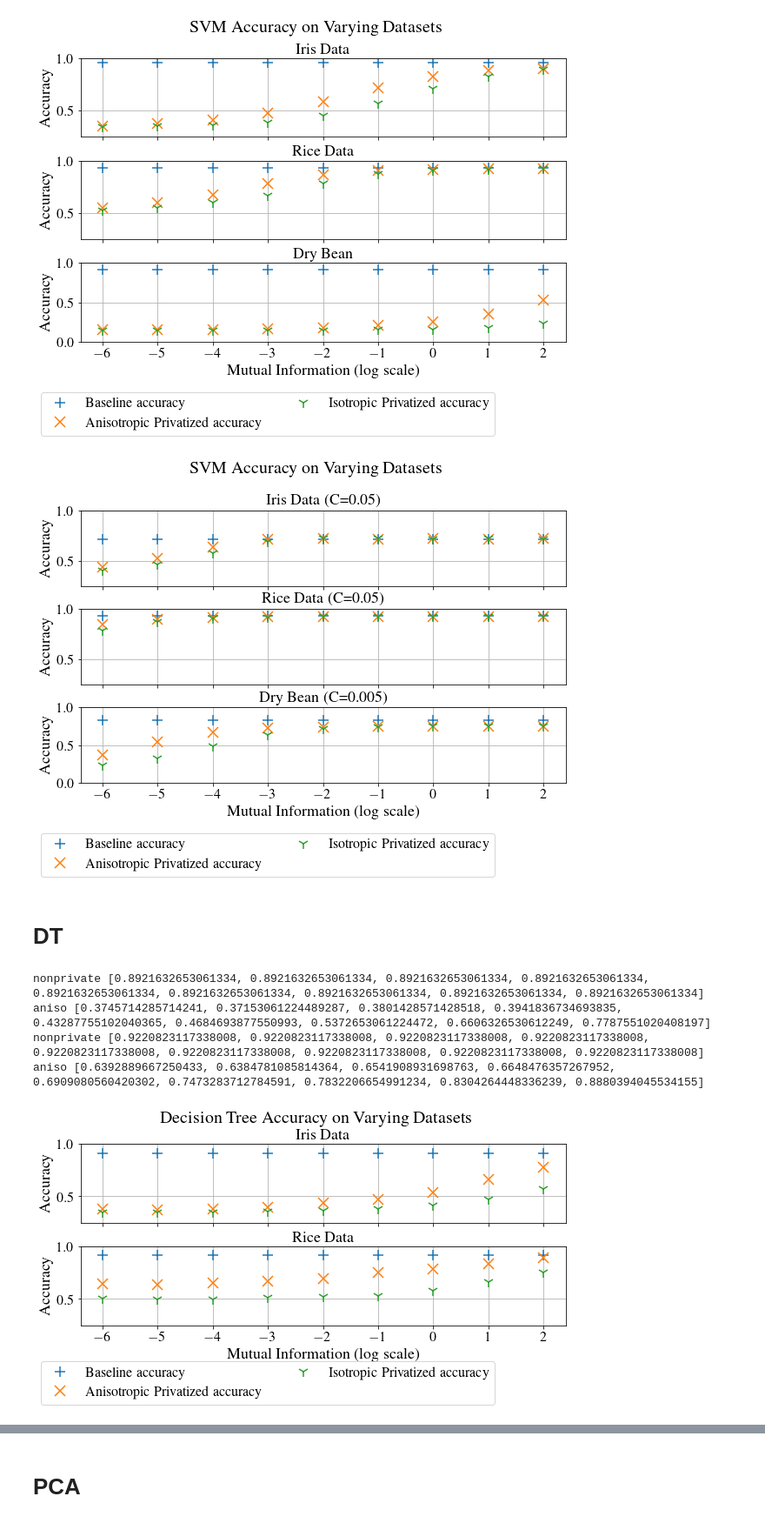
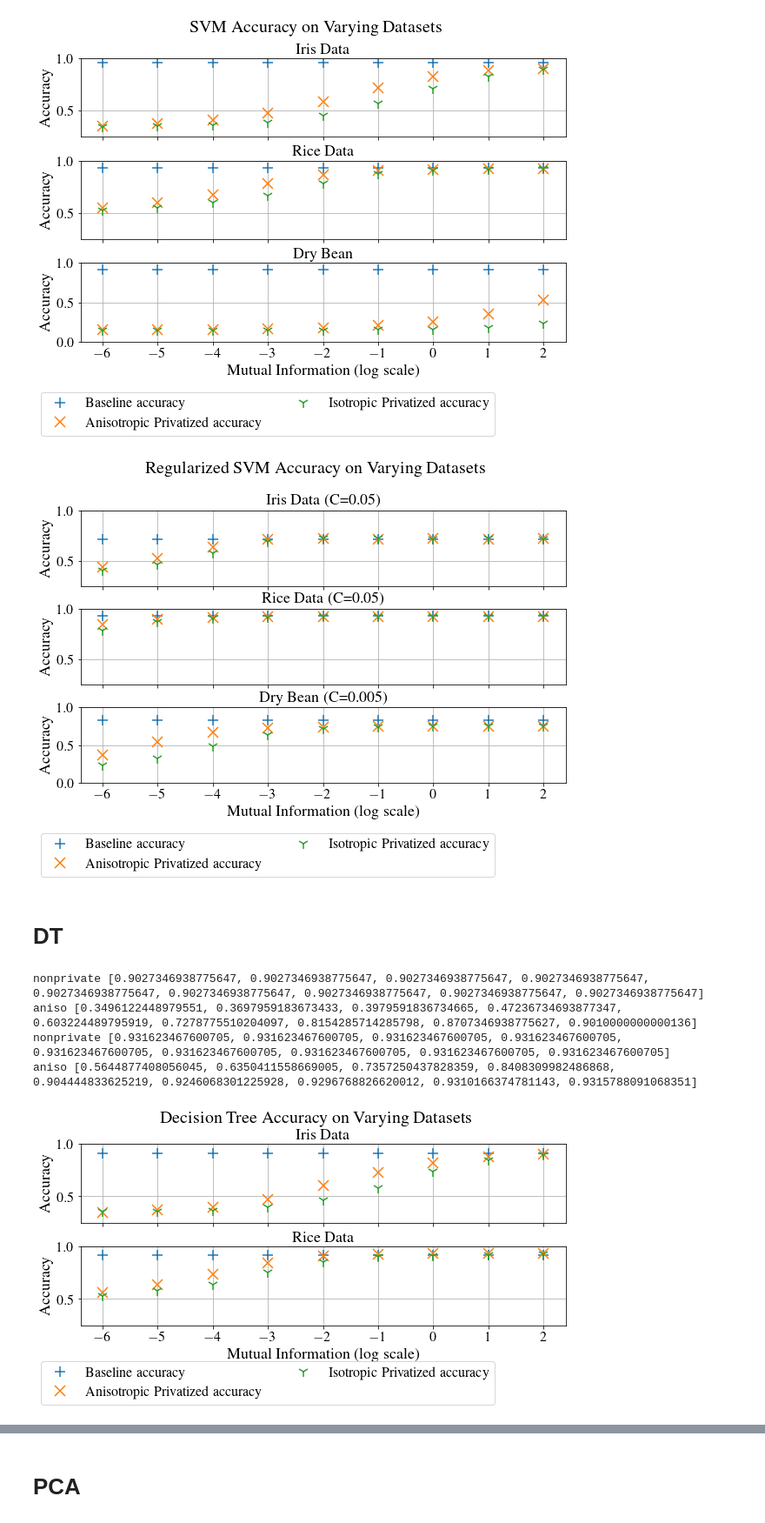
Before and after one commit to mayuri95/pac_algs, a Jupyter notebook: hybrid viz.ipynb, the cells around one changed output, grey strips where cells are left out. Shown at 87% size. Cells and saved outputs as stored; diff of their text form; code cells hidden in the pictures.

```diff
--- a/hybrid viz.ipynb
+++ b/hybrid viz.ipynb
@@ -41,14 +28,14 @@ cifar10 {'pca': {1: 0.3899007380447762, 14: 0.2537465389574448}}
 true_x_vals = [0.015625, 0.03125, 0.0625, 0.125, 0.25, 0.5, 1.0, 2.0, 4.0]
 # print(true_x_vals)
 # kmeans_mi=0.125_iris_acc.pkl
-hybrid_fnames = ["hybrid_data/iris_kmeans_acc.pkl",
-          "hybrid_data/rice_kmeans_acc.pkl",
-          "hybrid_data/bean_kmeans_acc.pkl"]
-iso_fnames = ["hybrid_data/iris_iso_kmeans_acc.pkl",
-             "hybrid_data/rice_iso_kmeans_acc.pkl",
-             "hybrid_data/bean_iso_kmeans_acc.pkl"]
+hybrid_fnames = ["hybrid_kmeans/iris_kmeans_acc_bal=False.pkl",
+          "hybrid_kmeans/rice_kmeans_acc_bal=False.pkl",
+          "hybrid_kmeans/bean_kmeans_acc_bal=False.pkl"]
+iso_fnames = ["hybrid_kmeans/iris_iso_kmeans_acc_bal=False.pkl",
+             "hybrid_kmeans/rice_iso_kmeans_acc_bal=False.pkl",
+             "hybrid_kmeans/bean_iso_kmeans_acc_bal=False.pkl"]
 
-baseline_vals = [0.9015714285714405, 0.9194395796847631, 0.7314043595395553]
+baseline_vals = [0.918122448979604, 0.9114921190893376, 0.7314043595395553]
 data_types = ['iris', 'rice', 'bean']
 titles = ["Iris Data", "Rice Data", "Dry Bean Data"]
 fig, axes = plt.subplots(3, sharex=True, figsize=(10, 6))
@@ -85,5 +72,5 @@ handles, labels = ax.get_legend_handles_labels()
 lgd = fig.legend(handles, labels, ncol=2, loc=2, prop={'size': 16}, bbox_to_anchor=(0.05, 0.01))
 plt.xlabel("Mutual Information (log scale)", fontsize=18)
 plt.suptitle("K-Means Accuracy on Varying Datasets", fontsize=20)
-plt.savefig('hybrid_figs/mi_kmeans.png', bbox_inches = "tight")
+plt.savefig('hybrid_figs/mi_kmeans_naive.png', bbox_inches = "tight")
 # %% [output]
@@ -111,16 +155,25 @@ iso_fnames = ["hybrid_data/iris_iso_acc_mi={}.pkl",
           "hybrid_data/rice_iso_acc_mi={}.pkl",
              "hybrid_data/bean_iso_acc_mi={}.pkl"]
 
+# fnames = ["hybrid_svm/iris_acc_mi={}.pkl",
+#           "hybrid_svm/rice_acc_mi={}.pkl",
+#          "hybrid_svm/bean_acc_mi={}.pkl"]
+
+# iso_fnames = ["hybrid_svm/iris_iso_acc_mi={}.pkl",
+#           "hybrid_svm/rice_iso_acc_mi={}.pkl",
+#              "hybrid_svm/bean_iso_acc_mi={}.pkl"]
+
 data_types = ['iris', 'rice', 'bean']
 titles = ["Iris Data", "Rice Data", "Dry Bean"]
 fig, axes = plt.subplots(3, sharex=True, figsize=(10, 6))
-baseline_vals = [0.9591836734693955, 0.9308231173380125, 0.9179524859172246]
+baseline_vals = [0.9591836734693955, 0.9273204903677511, 0.9110947832475934]
 
 # reg = 0.05
 C_vals = [1.0, 1.0, 1.0]
 ys = [(0.25, 1.), (0.25, 1.), (0, 1)]
 
 for ind, data in enumerate(data_types):
+
     tmp, iso_tmp = {}, {}
     for mi in true_x_vals:
         tmp[mi] = pickle.load(open(fnames[ind].format(mi), 'rb'))[C_vals[ind]]
@@ -176,7 +229,7 @@ iso_fnames = ["hybrid_data/iris_iso_acc_mi={}.pkl",
 data_types = ['iris', 'rice', 'bean']
 titles = ["Iris Data (C=0.05)", "Rice Data (C=0.05)", "Dry Bean (C=0.005)"]
 fig, axes = plt.subplots(3, sharex=True, figsize=(10, 6))
-baseline_vals = [0.7142857142857043, 0.9316987740805793, 0.8224344844477134]
+baseline_vals = [0.7142857142857043, 0.9273204903677511, 0.8224344844477134]
 # reg = 0.05
 C_vals = [0.05, 0.05, 0.005]
 ys = [(0.25, 1.), (0.25, 1.), (0, 1)]
@@ -218,28 +271,28 @@ plt.subplots_adjust(top=0.85)
 
 lgd = fig.legend(handles, labels, ncol=2, loc=2, prop={'size': 16}, bbox_to_anchor=(0.05, 0.01))
 plt.xlabel("Mutual Information (log scale)", fontsize=18)
-plt.suptitle("SVM Accuracy on Varying Datasets", fontsize=20)
+plt.suptitle("Regularized SVM Accuracy on Varying Datasets", fontsize=20)
 plt.savefig('hybrid_figs/mi_svm_reg.png', bbox_inches = "tight")
 # %% [output]
-[figure, old version]
+[figure, new version]
 # %% [markdown]
 # DT
 # %%
 true_x_vals = [0.015625, 0.03125, 0.0625, 0.125, 0.25, 0.5, 1.0, 2.0, 4.0]
 # print(true_x_vals)
 # kmeans_mi=0.125_iris_acc.pkl
-regs = [(None, 0, 1.0), (None, 0, 1.0)]
-fnames = ["hybrid_data/iris_acc_auto_reg={}_mi={}.pkl",
-          "hybrid_data/rice_acc_auto_reg={}_mi={}.pkl"]
+regs = [(None, 0.0, 1.0), (None, 0, 1.0)]
+fnames = ["hybrid_dt/iris_acc_auto_reg={}_mi={}.pkl",
+          "hybrid_dt/rice_acc_auto_reg={}_mi={}.pkl"]
 # iris_iso_acc_auto_reg=(0.01, 0.1, 0.95)_mi=0.015625.pkl
-iso_fnames = ["hybrid_data/iris_iso_acc_auto_reg={}_mi={}.pkl",
-          "hybrid_data/rice_iso_acc_auto_reg={}_mi={}.pkl"]
+iso_fnames = ["hybrid_dt/iris_iso_acc_auto_reg={}_mi={}.pkl",
+          "hybrid_dt/rice_iso_acc_auto_reg={}_mi={}.pkl"]
 
 data_types = ['iris', 'rice']
 titles = ["Iris Data", "Rice Data"]
 fig, axes = plt.subplots(2, sharex=True, figsize=(10, 4))
 
-baseline_vals = [0.9066326530612353, 0.9181663747810851]
+baseline_vals = [0.9059795918367456, 0.9143038528896621]
 
 for ind, data in enumerate(data_types):
 #     if ind == 0:
@@ -256,38 +309,39 @@ for ind, data in enumerate(data_types):
         iso_acc_dict[mi] = (iso_tmp[mi][0], iso_tmp[mi][1])
     sorted_keys = sorted(acc_dict.keys())
     subsampling_ys = [max(acc_dict[k][0] for k in sorted_keys)]*len(sorted_keys)
     hybrid_priv_ys = [acc_dict[k][1] for k in sorted_keys]
     print('nonprivate', subsampling_ys)
     print('aniso', hybrid_priv_ys)
     iso_priv_ys = [iso_acc_dict[k][1] for k in sorted_keys]
 
     transformed_x_vals = [np.log2(x) for x in true_x_vals]
     ax.plot(transformed_x_vals, [baseline_vals[ind]]*len(transformed_x_vals), '+', markersize=12, mew=1.5, label="Baseline accuracy")
     ax.plot(transformed_x_vals, hybrid_priv_ys, 'x', markersize=12, mew=1.5, label="Anisotropic Privatized accuracy")
     ax.plot(transformed_x_vals, iso_priv_ys, '1', markersize=12, mew=1.5, label="Isotropic Privatized accuracy")
     y_min, y_max = 0.25, 1.0
     ax.set_ylim(y_min, y_max)
 
     ax.set_ylabel("Accuracy", fontsize=18)
     ax.set_title(titles[ind], fontsize=18)
     ax.grid(True)
     ax.tick_params(axis='both', labelsize=16)
 plt.subplots_adjust(hspace=0.3)
 
 handles, labels = ax.get_legend_handles_labels()
 plt.subplots_adjust(top=0.85)
 
 
 lgd = fig.legend(handles, labels, ncol=2, loc=2, prop={'size': 16}, bbox_to_anchor=(0.05, 0.01))
 plt.xlabel("Mutual Information (log scale)", fontsize=18)
 plt.suptitle("Decision Tree Accuracy on Varying Datasets", fontsize=20)
 plt.savefig('hybrid_figs/dt_naive.png', bbox_inches = "tight")
+# hybrid_dt/iris_acc_auto_reg=(None, 0.0, 1.0)_mi=0.015625.pkl
 # %% [output]
-nonprivate [0.8921632653061334, 0.8921632653061334, 0.8921632653061334, 0.8921632653061334, 0.8921632653061334, 0.8921632653061334, 0.8921632653061334, 0.8921632653061334, 0.8921632653061334]
-aniso [0.3745714285714241, 0.37153061224489287, 0.3801428571428518, 0.3941836734693835, 0.43287755102040365, 0.4684693877550993, 0.5372653061224472, 0.6606326530612249, 0.7787551020408197]
-nonprivate [0.9220823117338008, 0.9220823117338008, 0.9220823117338008, 0.9220823117338008, 0.9220823117338008, 0.9220823117338008, 0.9220823117338008, 0.9220823117338008, 0.9220823117338008]
-aniso [0.6392889667250433, 0.6384781085814364, 0.6541908931698763, 0.6648476357267952, 0.6909080560420302, 0.7473283712784591, 0.7832206654991234, 0.8304264448336239, 0.8880394045534155]
+nonprivate [0.9027346938775647, 0.9027346938775647, 0.9027346938775647, 0.9027346938775647, 0.9027346938775647, 0.9027346938775647, 0.9027346938775647, 0.9027346938775647, 0.9027346938775647]
+aniso [0.3496122448979551, 0.3697959183673433, 0.3979591836734665, 0.47236734693877347, 0.603224489795919, 0.7278775510204097, 0.8154285714285798, 0.8707346938775627, 0.9010000000000136]
+nonprivate [0.931623467600705, 0.931623467600705, 0.931623467600705, 0.931623467600705, 0.931623467600705, 0.931623467600705, 0.931623467600705, 0.931623467600705, 0.931623467600705]
+aniso [0.5644877408056045, 0.6350411558669005, 0.7357250437828359, 0.8408309982486868, 0.904444833625219, 0.9246068301225928, 0.9296768826620012, 0.9310166374781143, 0.9315788091068351]
-[figure, old version]
+[figure, new version]
 # %%
 true_x_vals = [0.015625, 0.03125, 0.0625, 0.125, 0.25, 0.5, 1.0, 2.0, 4.0]
 # print(true_x_vals)
```
Also changed, not shown: parts of 9 cells of this notebook, 37 other files.
